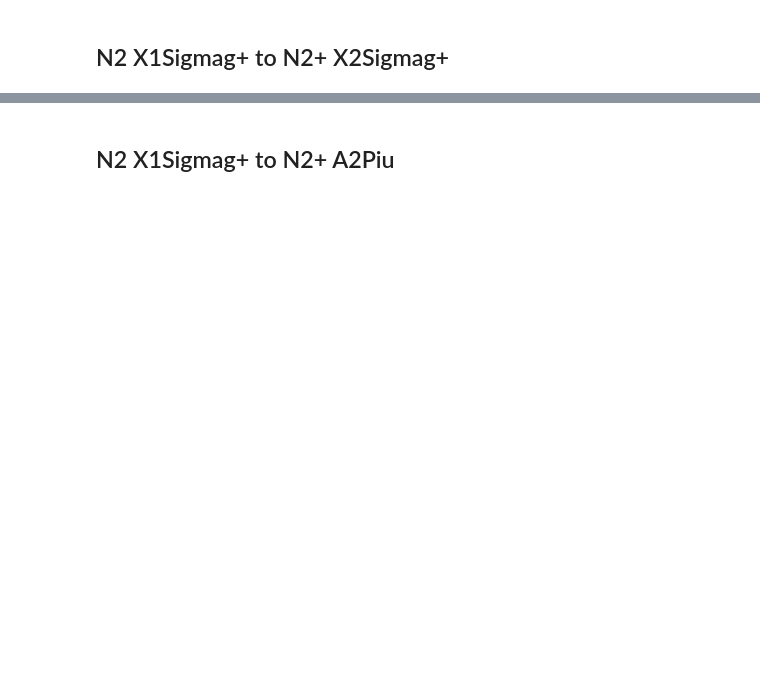
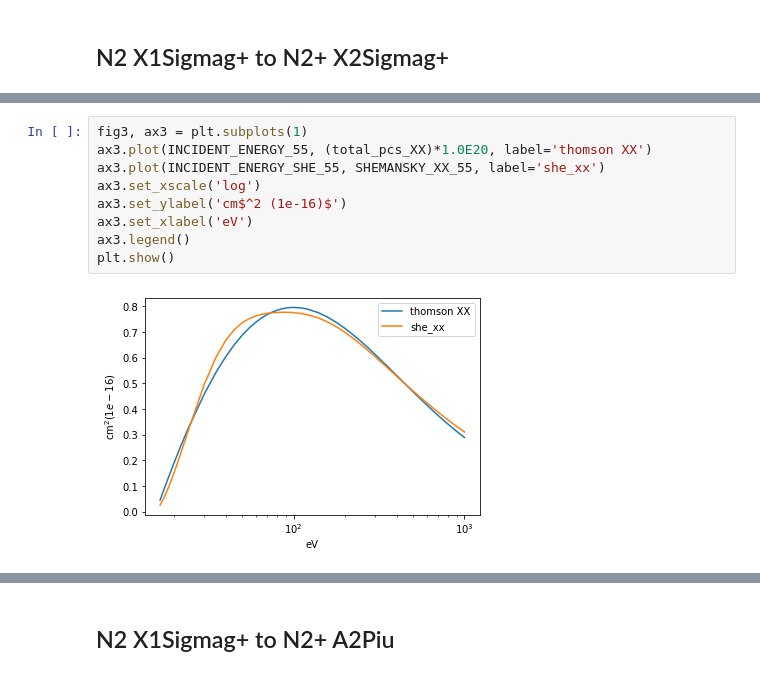
Before and after one commit to USNavalResearchLaboratory/nepc, a Jupyter notebook: nepc/methods/pcs/pcs-optimize.ipynb, the cells around one changed output, grey strips where cells are left out. Drawn from its saved outputs; the diff is of its cells as text; blank space fills up the shorter version.

```diff
--- a/nepc/methods/pcs/pcs-optimize.ipynb
+++ b/nepc/methods/pcs/pcs-optimize.ipynb
@@ -196,0 +343,11 @@ plt.show()
+# %%
+fig3, ax3 = plt.subplots(1)
+ax3.plot(INCIDENT_ENERGY_55, (total_pcs_XX)*1.0E20, label='thomson XX')
+ax3.plot(INCIDENT_ENERGY_SHE_55, SHEMANSKY_XX_55, label='she_xx')
+ax3.set_xscale('log')
+ax3.set_ylabel('cm$^2 (1e-16)$')
+ax3.set_xlabel('eV')
+ax3.legend()
+plt.show()
+# %% [output]
+[figure, added]
```
Also changed, not shown: parts of 27 cells of this notebook, 1 other file.
